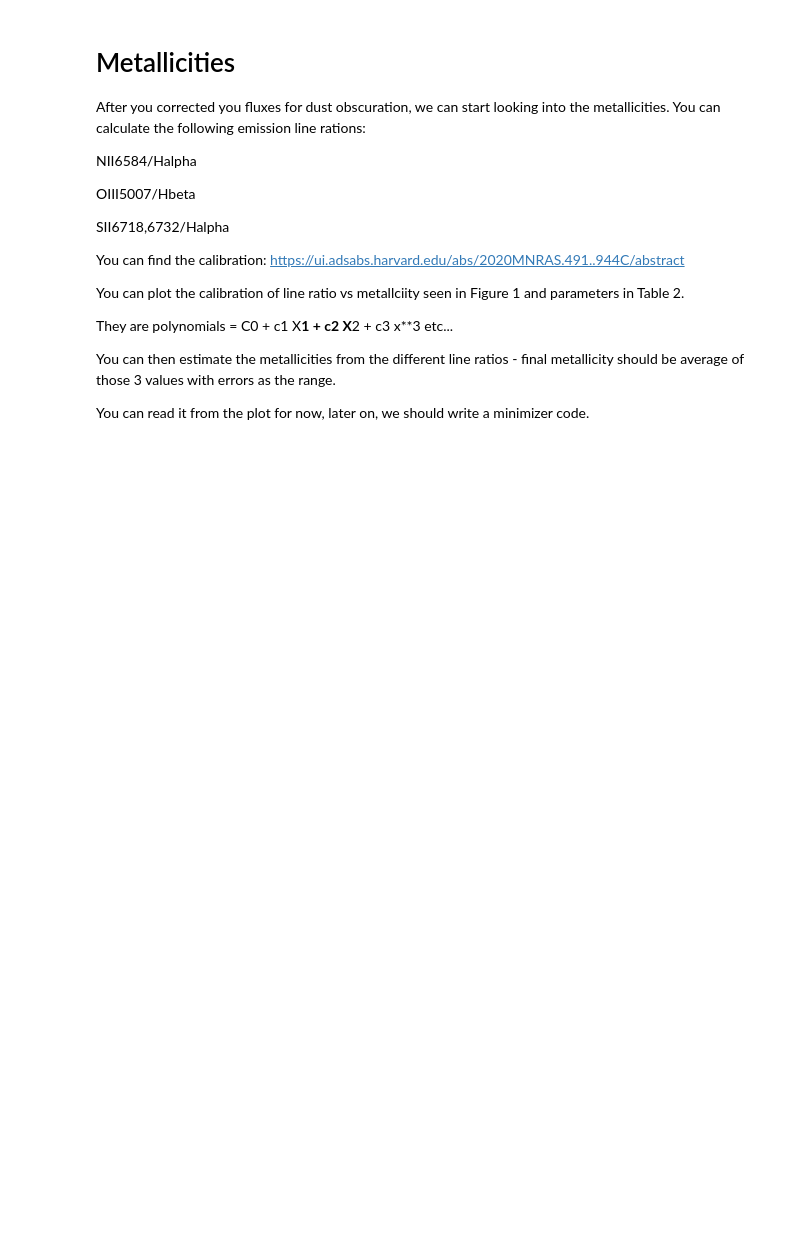
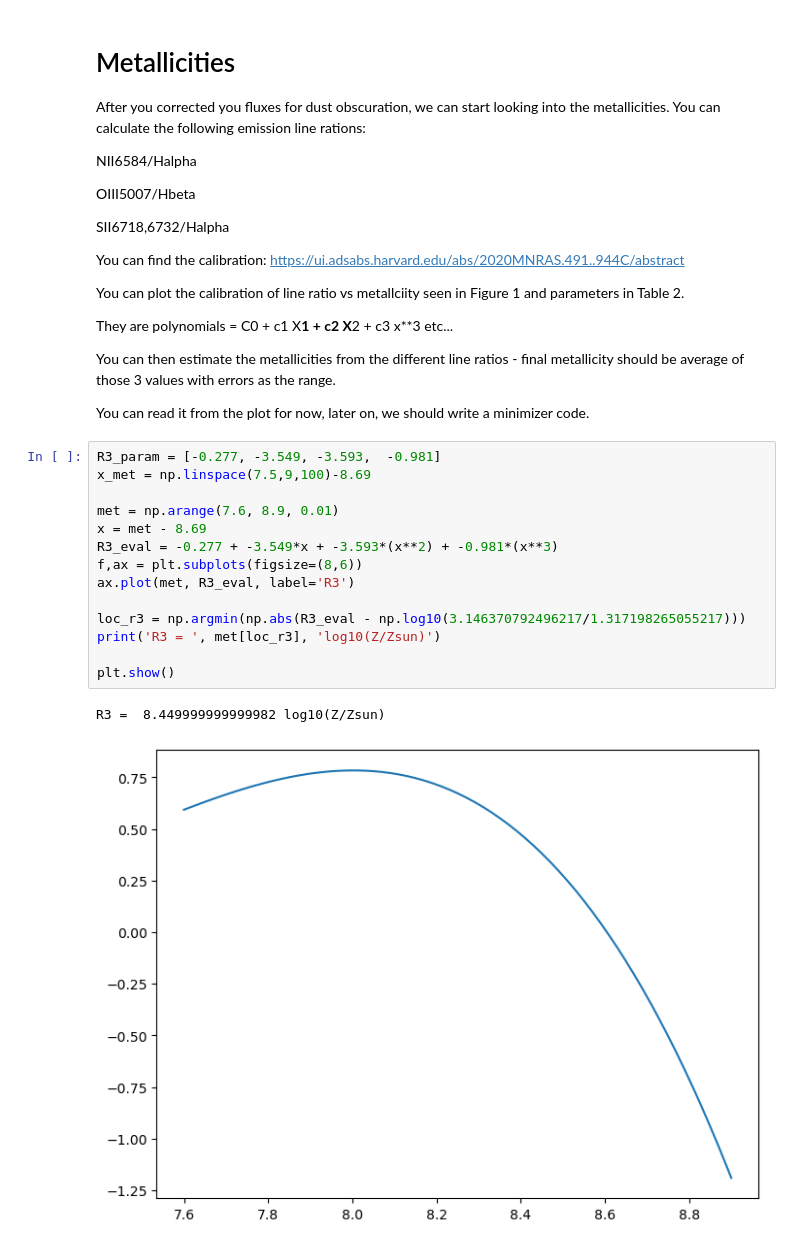
Before and after one commit to honzascholtz/Qubespec, a Jupyter notebook: Tutorial/Torun_school/6_dust_and_metal.ipynb, the cells around one changed output. Drawn from its saved outputs; the diff is of its cells as text; blank space fills up the shorter version.

```diff
--- a/Tutorial/Torun_school/6_dust_and_metal.ipynb
+++ b/Tutorial/Torun_school/6_dust_and_metal.ipynb
@@ -79,3 +85,20 @@ They are polynomials = C0 + c1 X**1 + c2 X**2 + c3 x**3 etc...
 You can then estimate the metallicities from the different line ratios - final metallicity should be average of those 3 values with errors as the range.
 
 You can read it from the plot for now, later on, we should write a minimizer code.
+# %%
+R3_param = [-0.277, -3.549, -3.593,  -0.981]
+x_met = np.linspace(7.5,9,100)-8.69
+
+met = np.arange(7.6, 8.9, 0.01)
+x = met - 8.69
+R3_eval = -0.277 + -3.549*x + -3.593*(x**2) + -0.981*(x**3)
+f,ax = plt.subplots(figsize=(8,6))
+ax.plot(met, R3_eval, label='R3')
+
+loc_r3 = np.argmin(np.abs(R3_eval - np.log10(3.146370792496217/1.317198265055217)))
+print('R3 = ', met[loc_r3], 'log10(Z/Zsun)')
+
+plt.show()
+# %% [output]
+R3 =  8.449999999999982 log10(Z/Zsun)
+[figure, added]
```
Also changed, not shown: parts of 2 cells of this notebook, 3 other files.
